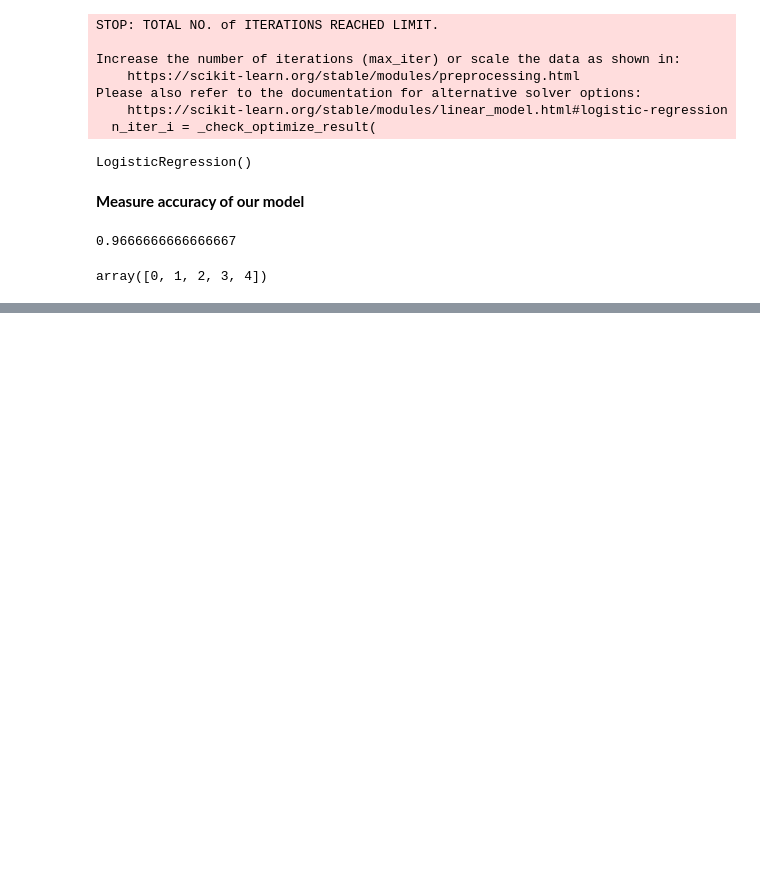
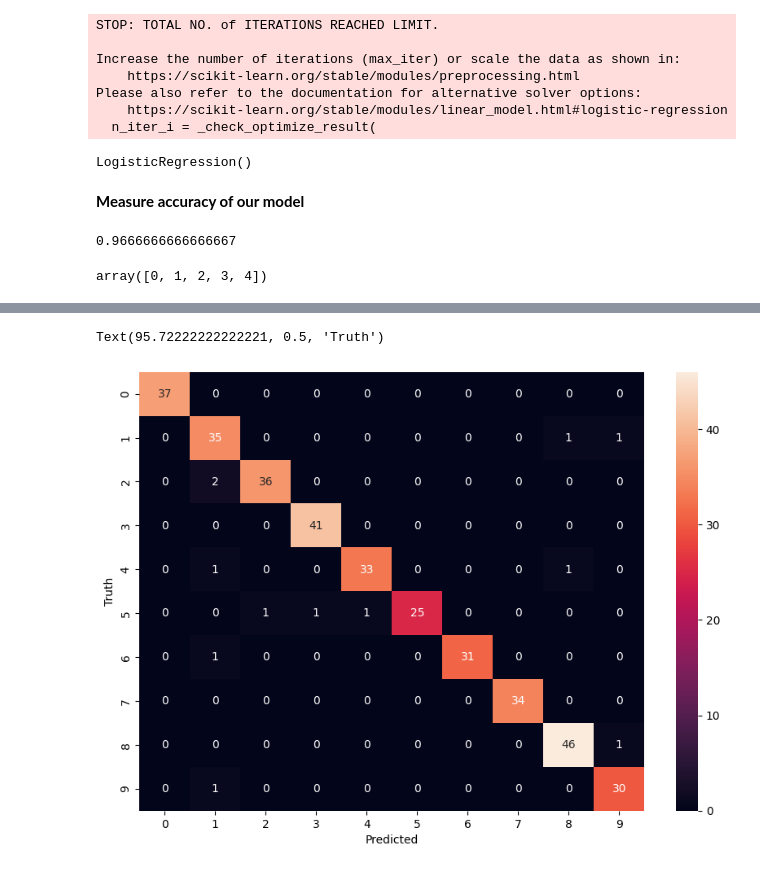
Before and after one commit to JyotiPrajapati12/Machine-Learning, a Jupyter notebook: Logistic_Regression_multiclass.ipynb, the cells around one changed output, grey strips where cells are left out. Saved outputs shown, nothing was run; the diff lists cells and outputs as text; code cells hidden in the pictures; blank space fills up the shorter version.

```diff
--- a/Logistic_Regression_multiclass.ipynb
+++ b/Logistic_Regression_multiclass.ipynb
@@ -58,0 +61,5 @@ array([0, 1, 2, 3, 4])
+# %%
+y_predicted = model.predict(X_test)
+from sklearn.metrics import confusion_matrix
+cm = confusion_matrix(y_test, y_predicted)
+cm
@@ -58,0 +77,9 @@ array([0, 1, 2, 3, 4])
+# %%
+import seaborn as sn
+plt.figure(figsize = (10,7))
+sn.heatmap(cm, annot=True)               #plotting heatmaap with annotation
+plt.xlabel('Predicted')
+plt.ylabel('Truth')
+# %% [output]
+Text(95.72222222222221, 0.5, 'Truth')
+[figure, added]
```
Also changed, not shown: parts of 4 cells of this notebook.
